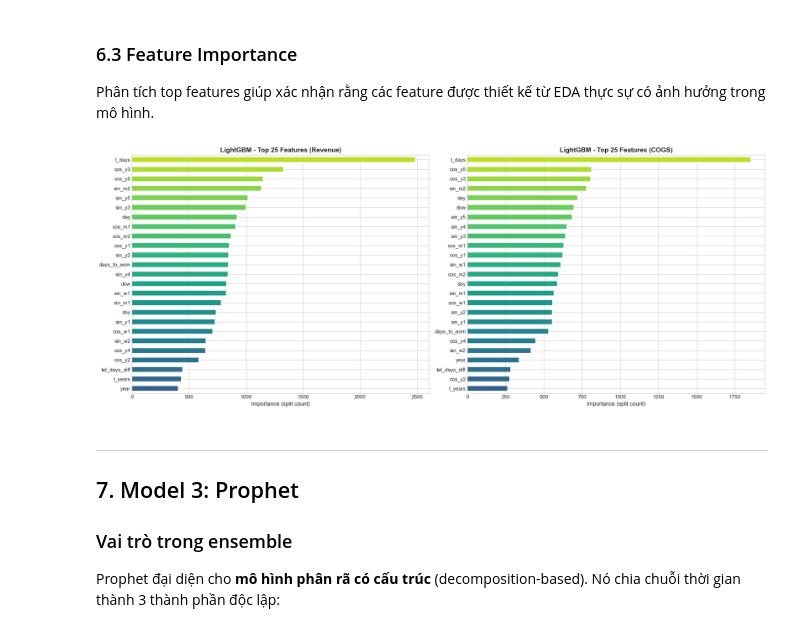
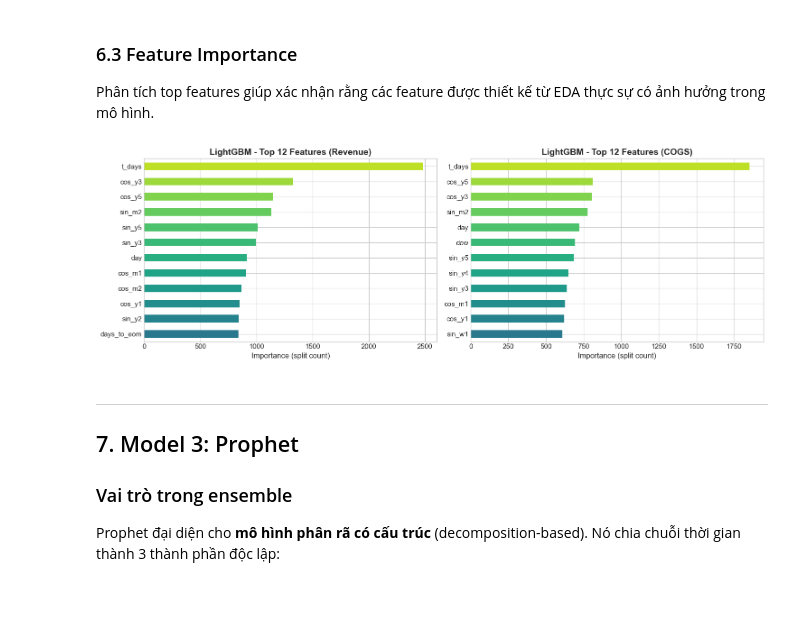
Before and after one commit to NgTHung/DATATHON-2026-r1, a Jupyter notebook: notebooks/03.1_timeseries_forecasting.ipynb, the cells around one changed output. Cells and saved outputs as stored; diff of their text form; code cells hidden in the pictures; blank space fills up the shorter version.

```diff
--- a/notebooks/03.1_timeseries_forecasting.ipynb
+++ b/notebooks/03.1_timeseries_forecasting.ipynb
@@ -735,16 +735,16 @@ LGB COGS    (Fold A) - MAE: 497,792  RMSE: 668,511
 
 Phân tích top features giúp xác nhận rằng các feature được thiết kế từ EDA thực sự có ảnh hưởng trong mô hình.
 # %%
-fig, axes = plt.subplots(1, 2, figsize=(20, 8))
+fig, axes = plt.subplots(1, 2, figsize=(15, 5))
 for i, (model, name) in enumerate([(lgb_rev_A, 'Revenue'), (lgb_cogs_A, 'COGS')]):
-    importance = pd.Series(model.feature_importance(), index=FEATURE_COLS).sort_values(ascending=True).tail(25)
-    importance.plot(kind='barh', ax=axes[i], color=plt.cm.viridis(np.linspace(0.3, 0.9, 25)))
-    axes[i].set_title(f'LightGBM - Top 25 Features ({name})', fontweight='bold')
+    importance = pd.Series(model.feature_importance(), index=FEATURE_COLS).sort_values(ascending=True).tail(12)
+    importance.plot(kind='barh', ax=axes[i], color=plt.cm.viridis(np.linspace(0.4, 0.9, 12)))
+    axes[i].set_title(f'LightGBM - Top 12 Features ({name})', fontweight='bold')
     axes[i].set_xlabel('Importance (split count)')
 plt.tight_layout()
 plt.show()
 # %% [output]
-[figure, old version]
+[figure, new version]
 # %% [markdown]
 ---
 <a id='7'></a>
```
Also changed, not shown: parts of 6 cells of this notebook.
